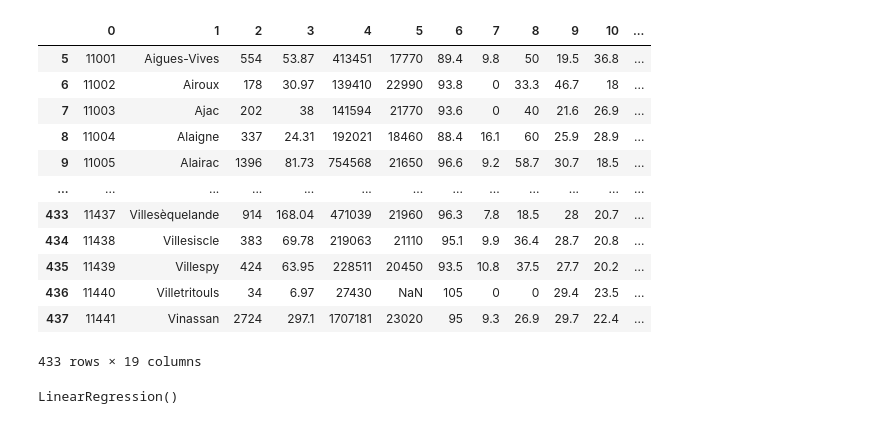
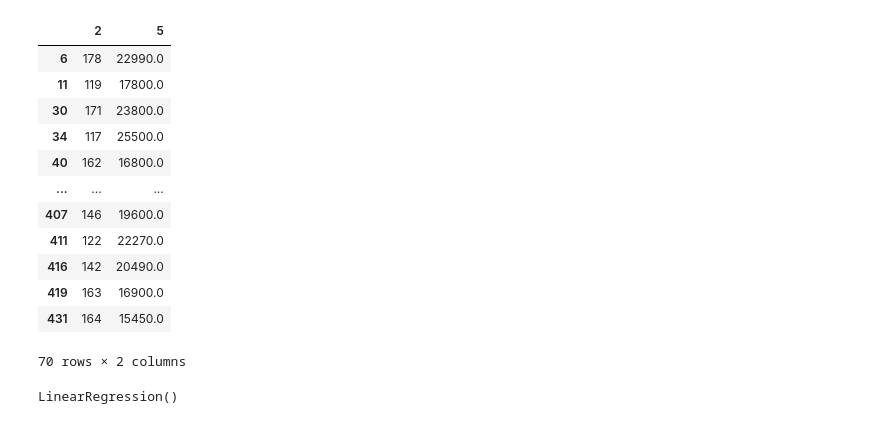
Before and after one commit to Axel667/Marathon_web_G2, a Jupyter notebook: Code/NA/NA_complete.ipynb, the cells around one changed output. Saved outputs shown, nothing was run; the diff lists cells and outputs as text; code cells hidden in the pictures.

```diff
--- a/Code/NA/NA_complete.ipynb
+++ b/Code/NA/NA_complete.ipynb
@@ -13,20 +15,20 @@ data = data[[data.columns[2], data.columns[5]]]
 data_clean = data.dropna()
-# %%
-data2
-# %% [output]
-|  | 0 | 1 | 2 | 3 | 4 | 5 | 6 | 7 | 8 | 9 | 10 | ... |
-| 5 | 11001 | Aigues-Vives | 554 | 53.87 | 413451 | 17770 | 89.4 | 9.8 | 50 | 19.5 | 36.8 | ... |
-| 6 | 11002 | Airoux | 178 | 30.97 | 139410 | 22990 | 93.8 | 0 | 33.3 | 46.7 | 18 | ... |
-| 7 | 11003 | Ajac | 202 | 38 | 141594 | 21770 | 93.6 | 0 | 40 | 21.6 | 26.9 | ... |
-| 8 | 11004 | Alaigne | 337 | 24.31 | 192021 | 18460 | 88.4 | 16.1 | 60 | 25.9 | 28.9 | ... |
-| 9 | 11005 | Alairac | 1396 | 81.73 | 754568 | 21650 | 96.6 | 9.2 | 58.7 | 30.7 | 18.5 | ... |
-| ... | ... | ... | ... | ... | ... | ... | ... | ... | ... | ... | ... | ... |
-| 433 | 11437 | Villesèquelande | 914 | 168.04 | 471039 | 21960 | 96.3 | 7.8 | 18.5 | 28 | 20.7 | ... |
-| 434 | 11438 | Villesiscle | 383 | 69.78 | 219063 | 21110 | 95.1 | 9.9 | 36.4 | 28.7 | 20.8 | ... |
-| 435 | 11439 | Villespy | 424 | 63.95 | 228511 | 20450 | 93.5 | 10.8 | 37.5 | 27.7 | 20.2 | ... |
-| 436 | 11440 | Villetritouls | 34 | 6.97 | 27430 | NaN | 105 | 0 | 0 | 29.4 | 23.5 | ... |
-| 437 | 11441 | Vinassan | 2724 | 297.1 | 1707181 | 23020 | 95 | 9.3 | 26.9 | 29.7 | 22.4 | ... |
-433 rows × 19 columns
+# %%
+data_clean
+# %% [output]
+|  | 2 | 5 |
+| 6 | 178 | 22990.0 |
+| 11 | 119 | 17800.0 |
+| 30 | 171 | 23800.0 |
+| 34 | 117 | 25500.0 |
+| 40 | 162 | 16800.0 |
+| ... | ... | ... |
+| 407 | 146 | 19600.0 |
+| 411 | 122 | 22270.0 |
+| 416 | 142 | 20490.0 |
+| 419 | 163 | 16900.0 |
+| 431 | 164 | 15450.0 |
+70 rows × 2 columns
 # %%
 from sklearn.linear_model import LinearRegression
 
```
Also changed, not shown: parts of 4 cells of this notebook, 2 other files.
